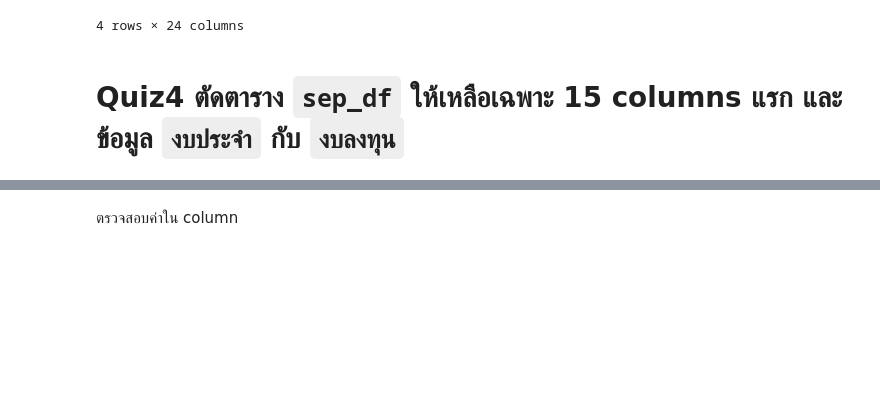
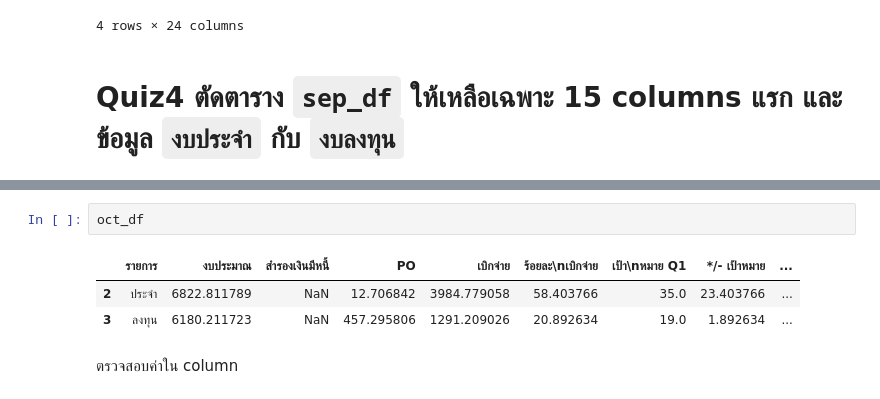
Before and after one commit to puttipongyy/python_dataviz2023, a Jupyter notebook: Pandas102.ipynb, the cells around one changed output, grey strips where cells are left out. Drawn from its saved outputs; the diff is of its cells as text; blank space fills up the shorter version.

```diff
--- a/Pandas102.ipynb
+++ b/Pandas102.ipynb
@@ -100,3 +121,9 @@ sep_df_quiz
+# %%
+oct_df
+# %% [output]
+|  | รายการ | งบประมาณ | สำรองเงินมีหนี้ | PO | เบิกจ่าย | ร้อยละ\nเบิกจ่าย | เป้า\nหมาย Q1 | */- เป้าหมาย | ... |
+| 2 | ประจำ | 6822.811789 | NaN | 12.706842 | 3984.779058 | 58.403766 | 35.0 | 23.403766 | ... |
+| 3 | ลงทุน | 6180.211723 | NaN | 457.295806 | 1291.209026 | 20.892634 | 19.0 | 1.892634 | ... |
 # %% [markdown]
 ตรวจสอบค่าใน column
 # %%
```
Also changed, not shown: parts of 30 cells of this notebook.
